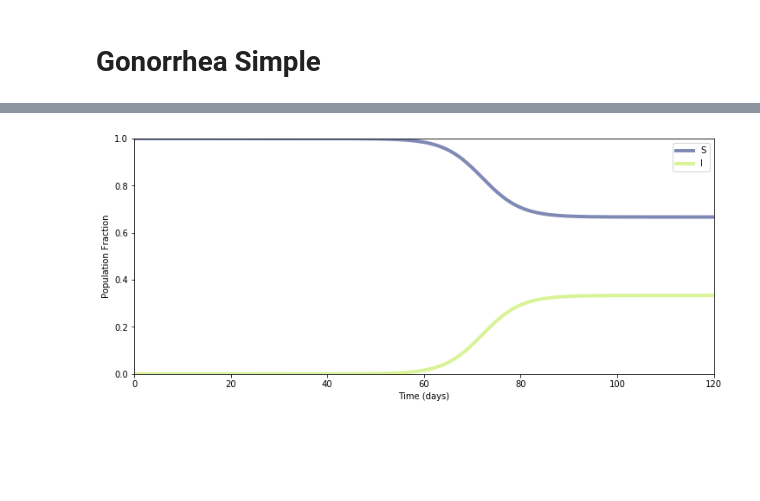
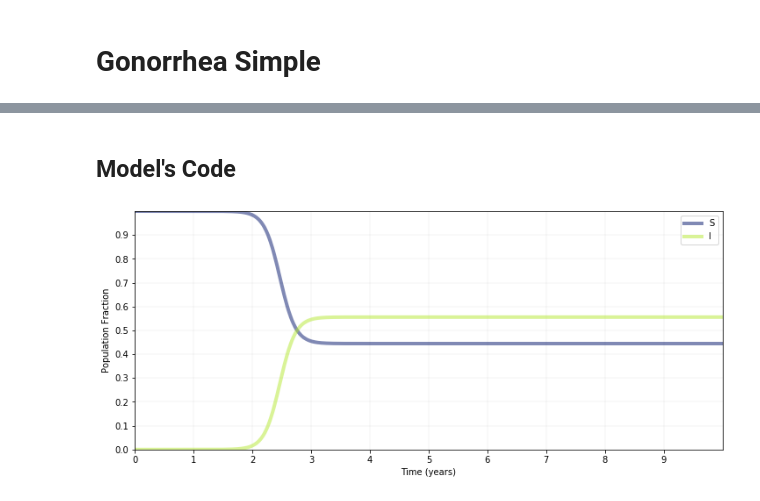
Before and after one commit to Chipdelmal/epiModellingClass, a Jupyter notebook: Practical03/Gonorrhea_Simple.ipynb, the cells around one changed output, grey strips where cells are left out. Drawn from its saved outputs; the diff is of its cells as text; code cells hidden in the pictures; blank space fills up the shorter version.

Commit message:
Sweeping through Gonorrhea params

```diff
--- a/Practical03/Gonorrhea_Simple.ipynb
+++ b/Practical03/Gonorrhea_Simple.ipynb
@@ -3,3 +20,5 @@
+# %% [markdown]
+## Model's Code
 # %%
 import aux
 import model
@@ -10,20 +29,27 @@ from scipy.integrate import odeint
 warnings.filterwarnings("ignore",category=DeprecationWarning)
 plt.rcParams['figure.figsize'] = [12, 5]
 # %%
-# User inputs
+# User inputs ############################################################
 (N, tmax) = (200000000, 10 * 12)
-(beta, partRate, duration) = (.75, 1, 2)
+(beta, partRate, duration) = (.75, 1.5, 2)
 (iInit) = (1)
-# Internals
+# Internals ##############################################################
 (sInit, rec) = (N - iInit, 1 / duration)
 t = np.linspace(0, tmax, tmax * 10)
 y0 = (sInit, iInit)
-# Run
+# Run ####################################################################
 ret = odeint(model.dGonorrhea, y0, t, args=(N, beta, partRate, rec))
 (S, I) = ret.T / N
-# Plot
+# Plot ###################################################################
 tp = ((S, '#02146b', 'S'), (I, '#b4e830', 'I'))
-(fig, ax) = aux.plotEpiDynamicsPop(tp, t, tmax, 1)
-plt.savefig('./img/Gonorrhea.png',  dpi=500, pad_inches=.01, bbox_inches='tight')
+(fig, ax) = aux.plotEpiDynamicsPop(tp, t/12, tmax/12, 1)
+ax.set_xticks(np.arange(0, tmax/12, 1))
+ax.set_yticks(np.arange(0, 1, .1))
+plt.grid(b=True, which='major', lw=.2, alpha=.5, color='#666666', linestyle='--')
+# Save Figure ############################################################
+plt.savefig(
+    './img/Gonorrhea.png',
+    dpi=500, pad_inches=.01, bbox_inches='tight'
+)
 # %% [output]
-[figure, old version]
+[figure, new version]
```
Also changed, not shown: parts of 3 cells of this notebook, 3 other files.
